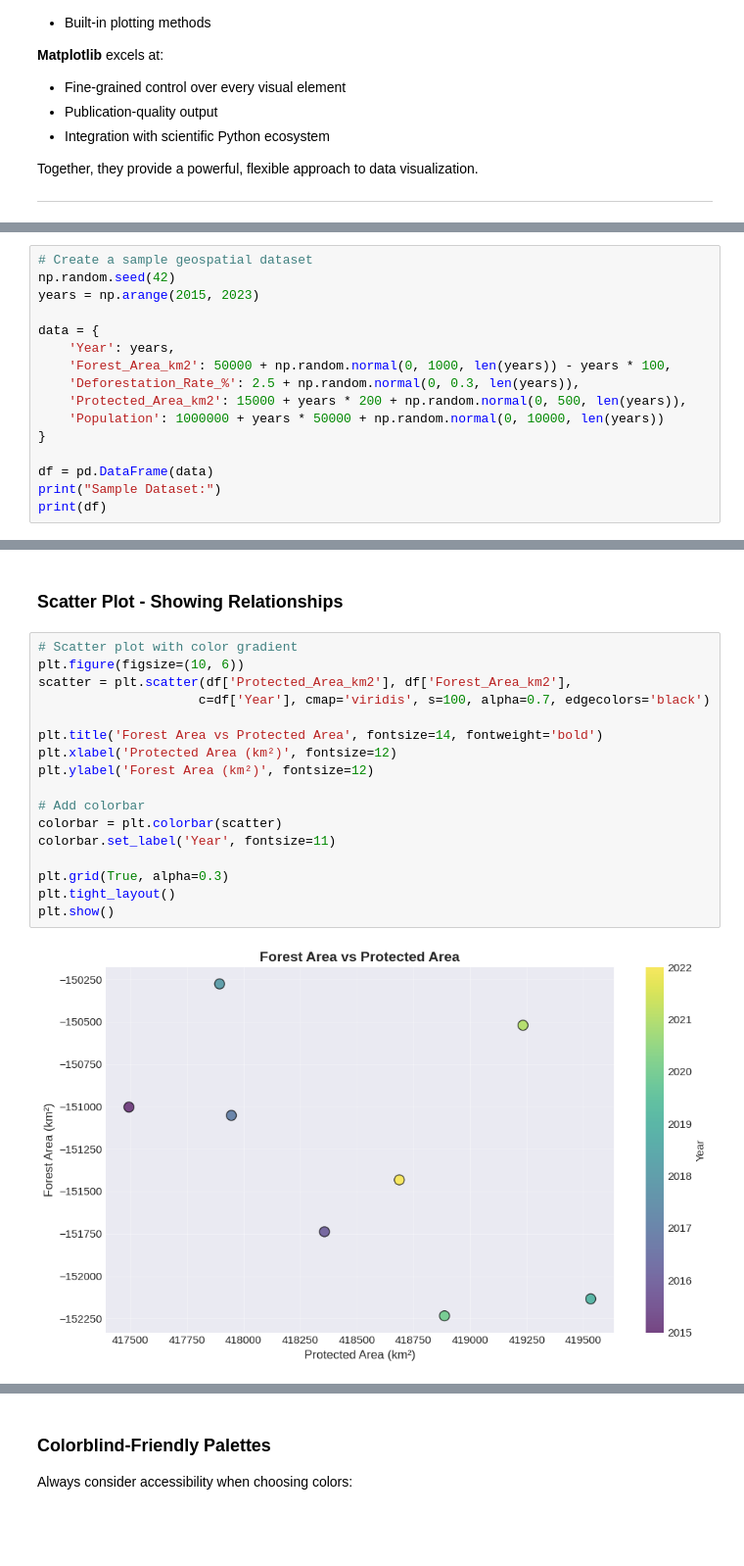
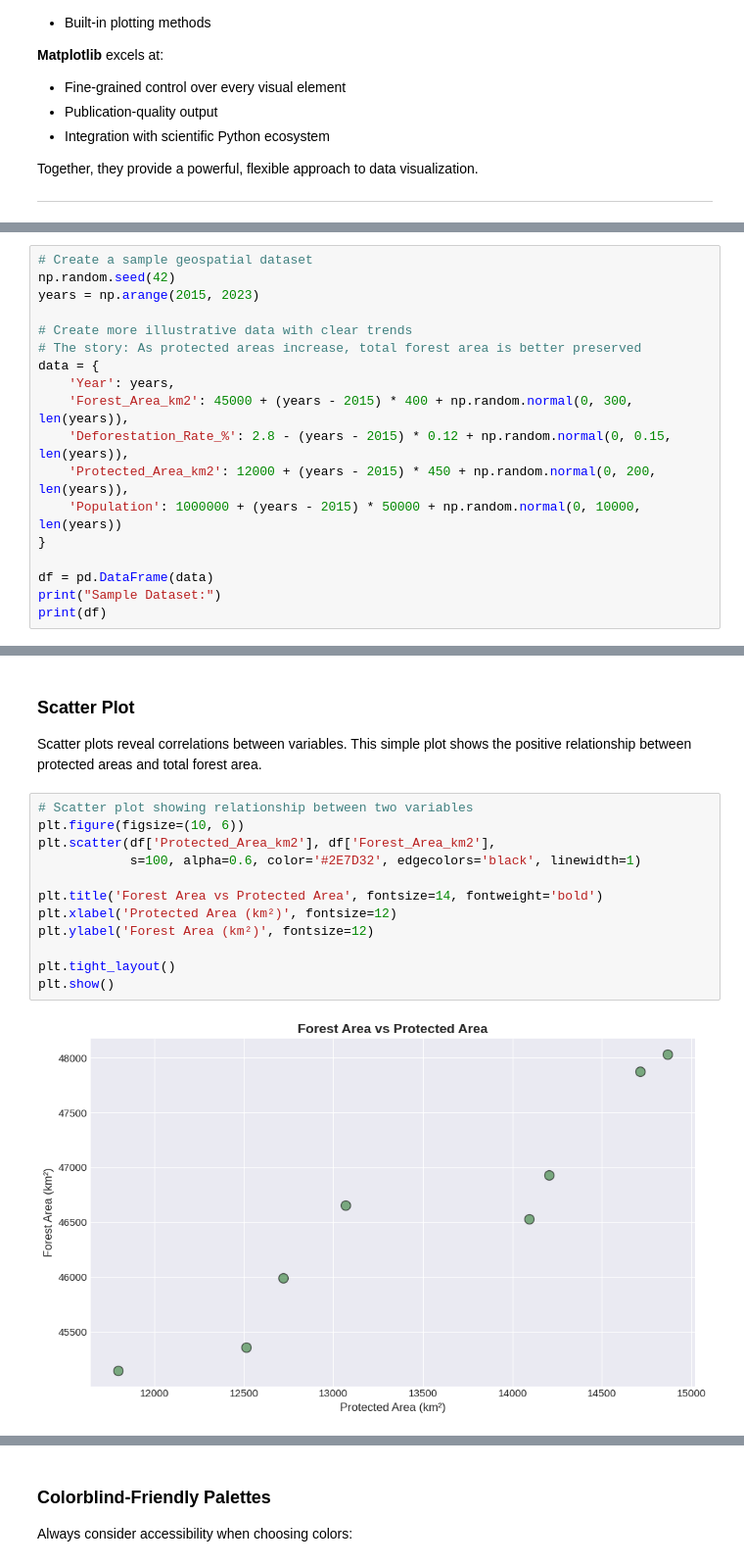
Before and after one commit to VRConservation/FOSS_data_viz, a Jupyter notebook: 05-charts.ipynb, the cells around one changed output, grey strips where cells are left out. Shown at 98% size. Saved outputs shown, nothing was run; the diff lists cells and outputs as text; blank space fills up the shorter version.

```diff
--- a/05-charts.ipynb
+++ b/05-charts.ipynb
@@ -63,12 +57,14 @@ First, let's create a simple dataset to work with:
 np.random.seed(42)
 years = np.arange(2015, 2023)
 
+# Create more illustrative data with clear trends
+# The story: As protected areas increase, total forest area is better preserved
 data = {
     'Year': years,
-    'Forest_Area_km2': 50000 + np.random.normal(0, 1000, len(years)) - years * 100,
-    'Deforestation_Rate_%': 2.5 + np.random.normal(0, 0.3, len(years)),
-    'Protected_Area_km2': 15000 + years * 200 + np.random.normal(0, 500, len(years)),
-    'Population': 1000000 + years * 50000 + np.random.normal(0, 10000, len(years))
+    'Forest_Area_km2': 45000 + (years - 2015) * 400 + np.random.normal(0, 300, len(years)),
+    'Deforestation_Rate_%': 2.8 - (years - 2015) * 0.12 + np.random.normal(0, 0.15, len(years)),
+    'Protected_Area_km2': 12000 + (years - 2015) * 450 + np.random.normal(0, 200, len(years)),
+    'Population': 1000000 + (years - 2015) * 50000 + np.random.normal(0, 10000, len(years))
 }
 
 df = pd.DataFrame(data)
@@ -134,22 +129,18 @@ plt.show()
 # %% [markdown]
-### Scatter Plot - Showing Relationships
+### Scatter Plot
+Scatter plots reveal correlations between variables. This simple plot shows the positive relationship between protected areas and total forest area.
 # %%
-# Scatter plot with color gradient
+# Scatter plot showing relationship between two variables
 plt.figure(figsize=(10, 6))
-scatter = plt.scatter(df['Protected_Area_km2'], df['Forest_Area_km2'],
-                     c=df['Year'], cmap='viridis', s=100, alpha=0.7, edgecolors='black')
+plt.scatter(df['Protected_Area_km2'], df['Forest_Area_km2'],
+            s=100, alpha=0.6, color='#2E7D32', edgecolors='black', linewidth=1)
 
 plt.title('Forest Area vs Protected Area', fontsize=14, fontweight='bold')
 plt.xlabel('Protected Area (km²)', fontsize=12)
 plt.ylabel('Forest Area (km²)', fontsize=12)
 
-# Add colorbar
-colorbar = plt.colorbar(scatter)
-colorbar.set_label('Year', fontsize=11)
-
-plt.grid(True, alpha=0.3)
 plt.tight_layout()
 plt.show()
 # %% [output]
-[figure, old version]
+[figure, new version]
 # %% [markdown]
```
Also changed, not shown: parts of 24 cells of this notebook, 6 other files.
